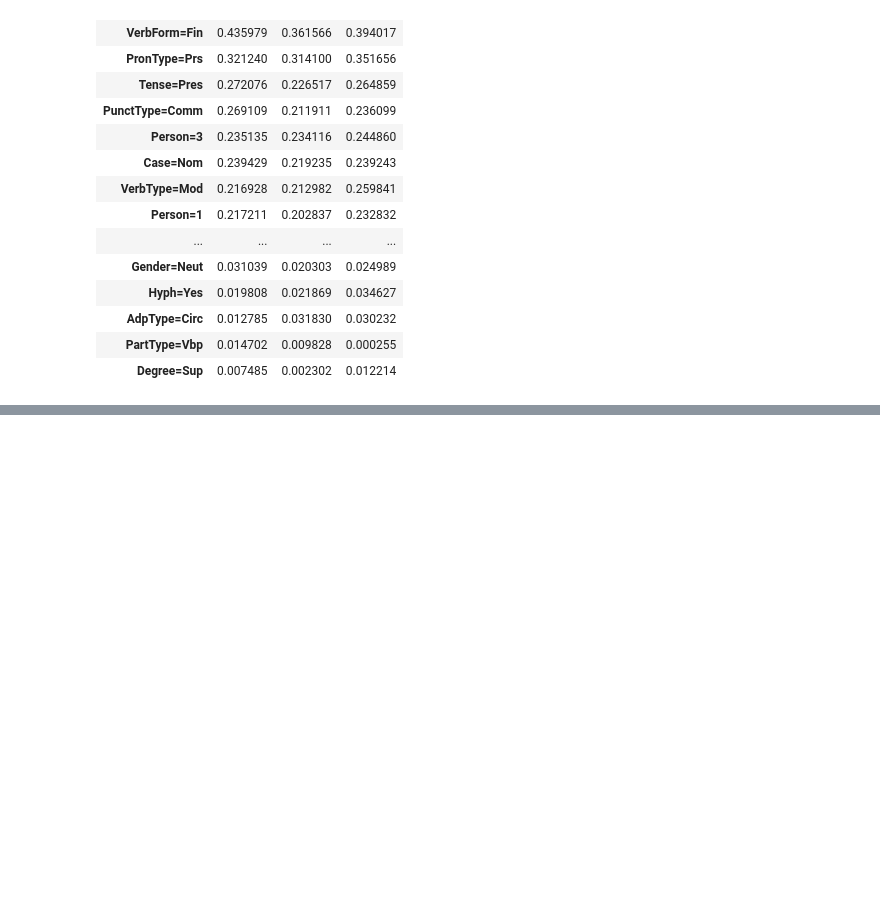
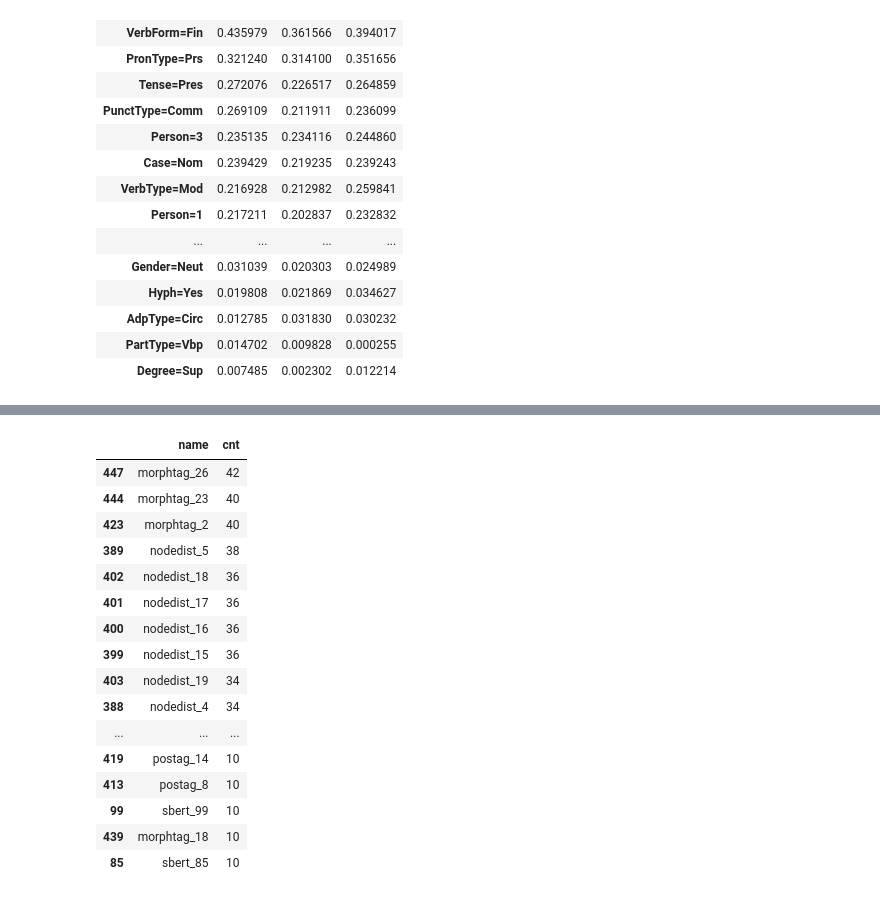
Before and after one commit to ulf1/study-370b, a Jupyter notebook: 02-correleation-analysis.ipynb, the cells around one changed output, grey strips where cells are left out. Cells and saved outputs as stored; diff of their text form; code cells hidden in the pictures; blank space fills up the shorter version.

```diff
--- a/02-correleation-analysis.ipynb
+++ b/02-correleation-analysis.ipynb
@@ -313,0 +333,33 @@ pd.DataFrame(index=[MORPHTAGS[i] for i in idx], data=tmp[idx])
+# %%
+xnames = [f"sbert_{j}" for j in range(feats1.shape[1])] \
+    + [f"nodedist_{j}" for j in range(feats2.shape[1])] \
+    + [f"postag_{j}" for j in range(feats3.shape[1])] \
+    + [f"morphtag_{j}" for j in range(feats4.shape[1])] \
+    + [f"consonant_{j}" for j in range(feats5.shape[1])] \
+    + [f"lexemes_{j}" for j in range(feats6.shape[1])] \
+    + [f"frequency_{j}" for j in range(feats7.shape[1])] \
+    + [f"length_{j}" for j in range(feats8.shape[1])] \
+    + [f"bigram_{j}" for j in range(feats9.shape[1])]
+# %%
+cnt = Counter(np.hstack([idx[0], idx[1]]))
+cnt = [(s, cnt.get(i, 0)) for i, s in enumerate(xnames)]
+# %%
+pd.DataFrame(cnt, columns=['name', 'cnt']).sort_values(by="cnt", ascending=False).head(30)
+# %% [output]
+|  | name | cnt |
+| 447 | morphtag_26 | 42 |
+| 444 | morphtag_23 | 40 |
+| 423 | morphtag_2 | 40 |
+| 389 | nodedist_5 | 38 |
+| 402 | nodedist_18 | 36 |
+| 401 | nodedist_17 | 36 |
+| 400 | nodedist_16 | 36 |
+| 399 | nodedist_15 | 36 |
+| 403 | nodedist_19 | 34 |
+| 388 | nodedist_4 | 34 |
+| ... | ... | ... |
+| 419 | postag_14 | 10 |
+| 413 | postag_8 | 10 |
+| 99 | sbert_99 | 10 |
+| 439 | morphtag_18 | 10 |
+| 85 | sbert_85 | 10 |
```
Also changed, not shown: parts of 8 cells of this notebook.
